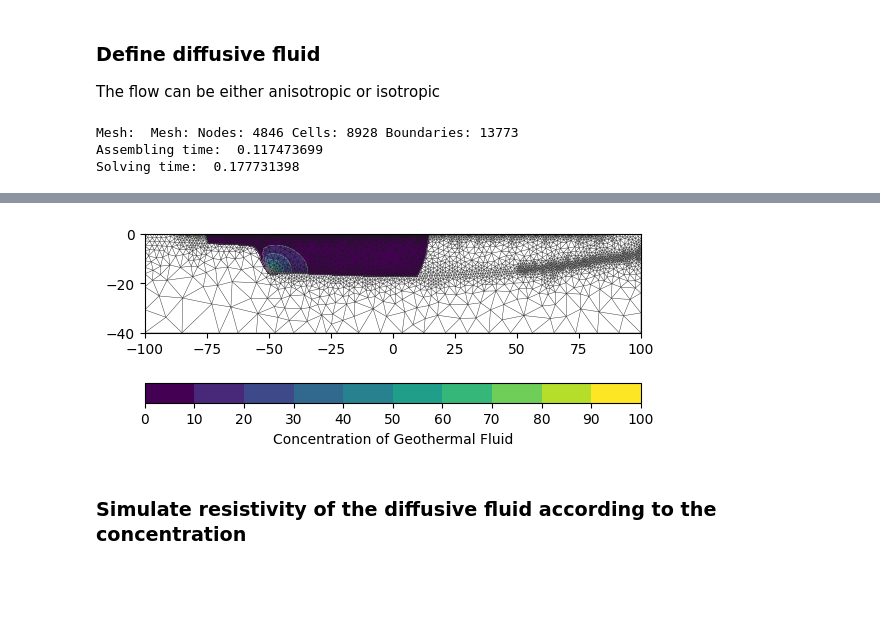
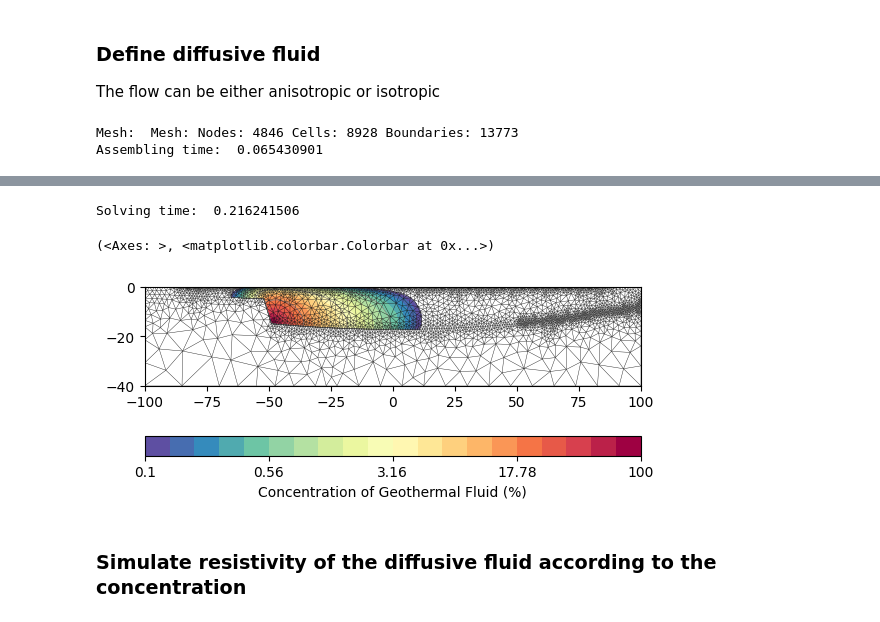
Before and after one commit to jcmefra/Aguas_Vichy, a Jupyter notebook: Modelling_complex.ipynb, the cells around one changed output, grey strips where cells are left out. Saved outputs shown, nothing was run; the diff lists cells and outputs as text; code cells hidden in the pictures; blank space fills up the shorter version.

```diff
--- a/Modelling_complex.ipynb
+++ b/Modelling_complex.ipynb
@@ -114,9 +115,9 @@ The flow can be either anisotropic or isotropic
 #diff = pg.solver.cellValues(mesh, {'3,2,4': pg.solver.createAnisotropyMatrix(1e-2, 1e-2, 1e-2), 1: pg.solver.createAnisotropyMatrix(100, 15, 360*np.pi/180)})
 
 #Isotropic and homogeneous flow
-diff = pg.solver.cellValues(mesh, {3: 1e-2, 2: 1e-2, 1: 100})
+diff = pg.solver.cellValues(mesh, {3: 1e-10, 2: 1e-10, 1: 100})
 
-iPosID = mesh.findNearestNode(iPos)
+iPosID = mesh.findNearestNode((-48,-14))
 iPosID2 = mesh.findNearestNode(iPos2)
 
 # stationary solution
@@ -124,9 +125,8 @@ Conc = pg.solver.solve(mesh, a=diff,
                     bc={'Dirichlet': {'-1': 0.0}, 'Neumann': {'-2': -1},
                         'Node':[[iPosID, 100]]}, verbose=True)
 
-pg.show(mesh, Conc, label='Concentration of Geothermal Fluid', showMesh=True,
-        cMin=0, cMax=100, nCols=10, nLevs=11, linewidths=0.5)
+pg.show(mesh, Conc, label='Concentration of Geothermal Fluid (%)', showMesh=True,
+        cMin=0.1, nCols=20, nLevs=5, linewidths=0.5, cmap='Spectral_r', logScale=True)
 # %% [output]
 Mesh:  Mesh: Nodes: 4846 Cells: 8928 Boundaries: 13773
-Assembling time:  0.117473699
-Solving time:  0.177731398
+Assembling time:  0.065430901
@@ -134,4 +134,6 @@ Solving time:  0.177731398
+Solving time:  0.216241506
+(<Axes: >, <matplotlib.colorbar.Colorbar at 0x...>)
-[figure, old version]
+[figure, new version]
 # %% [markdown]
 ### Simulate resistivity of the diffusive fluid according to the concentration
 # %%
```
Also changed, not shown: parts of 5 cells of this notebook.
